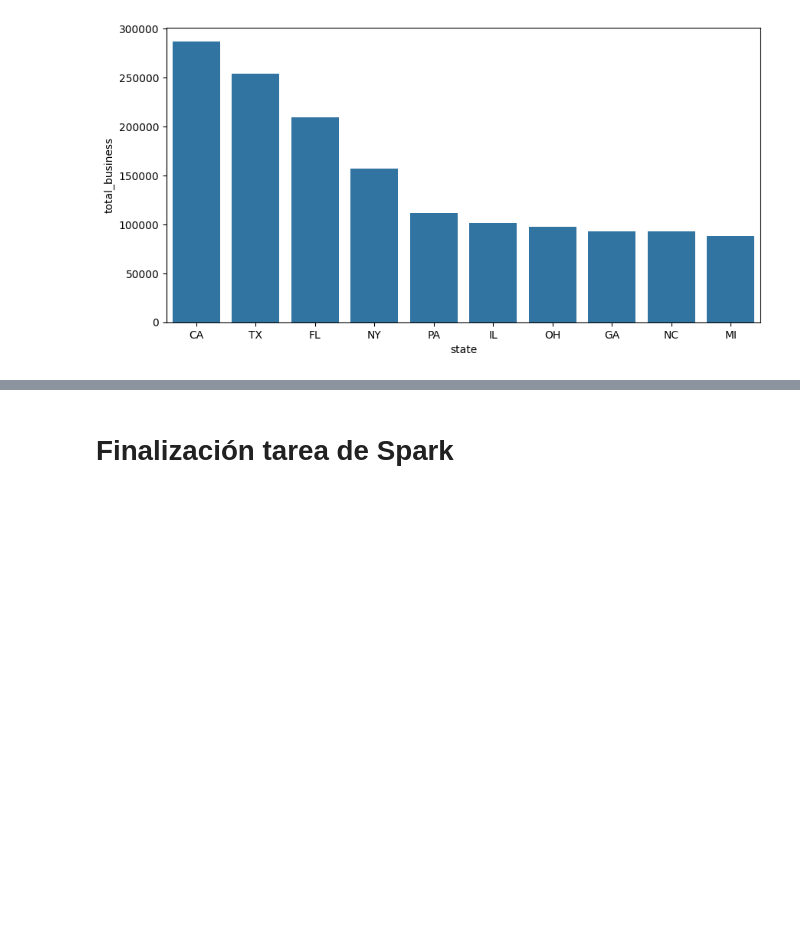
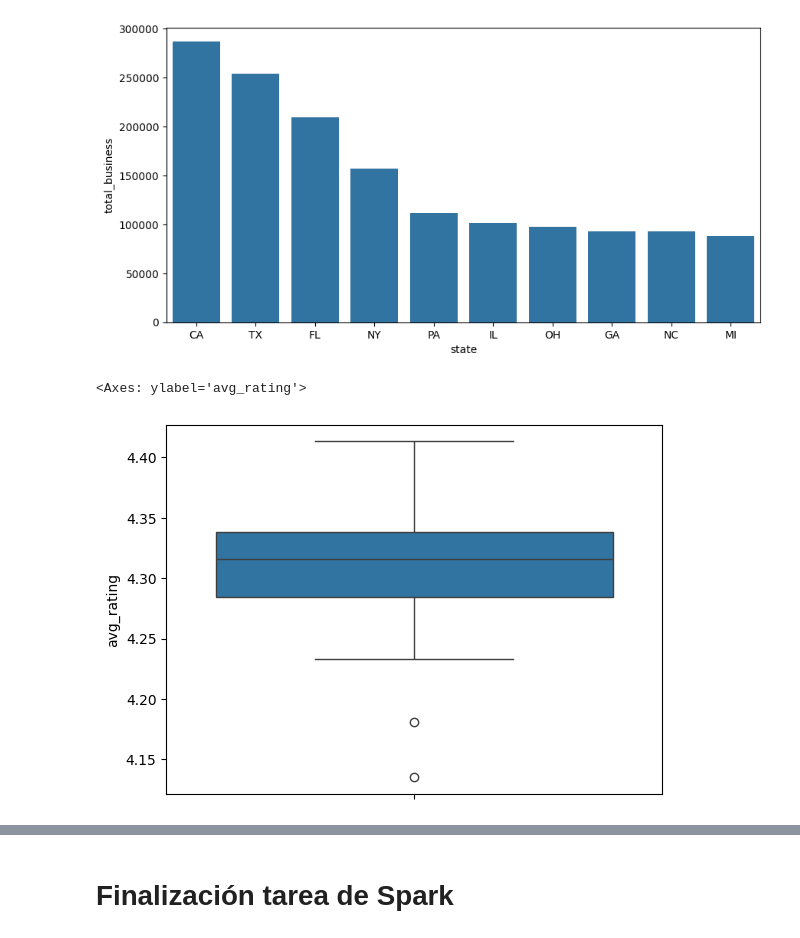
Before and after one commit to SDCaFlo/datapt11_pf_grupo02, a Jupyter notebook: ETL-google.ipynb, the cells around one changed output, grey strips where cells are left out. Drawn from its saved outputs; the diff is of its cells as text; code cells hidden in the pictures; blank space fills up the shorter version.

```diff
--- a/ETL-google.ipynb
+++ b/ETL-google.ipynb
@@ -601,3 +601,9 @@ sns.barplot(data= filtered_state_resume.sort_values(by="total_business", ascendi
 # %% [output]
 <Axes: xlabel='state', ylabel='total_business'>
 [figure]
+# %%
+sns.boxplot(data=filtered_state_resume["avg_rating"])
+# Vemos que existen dos estados con ratings por debajo de la media.
+# %% [output]
+<Axes: ylabel='avg_rating'>
+[figure, added]
```
Also changed, not shown: parts of 24 cells of this notebook.
